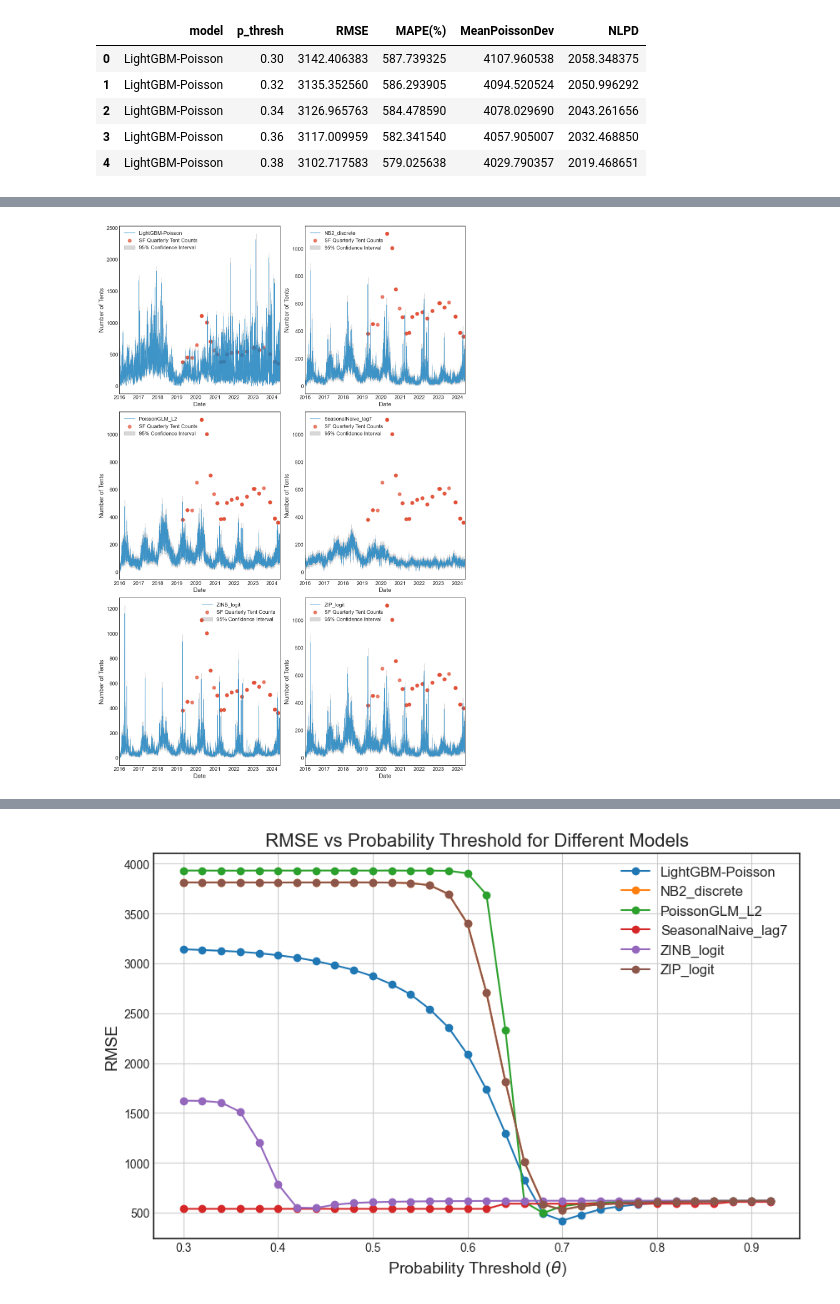
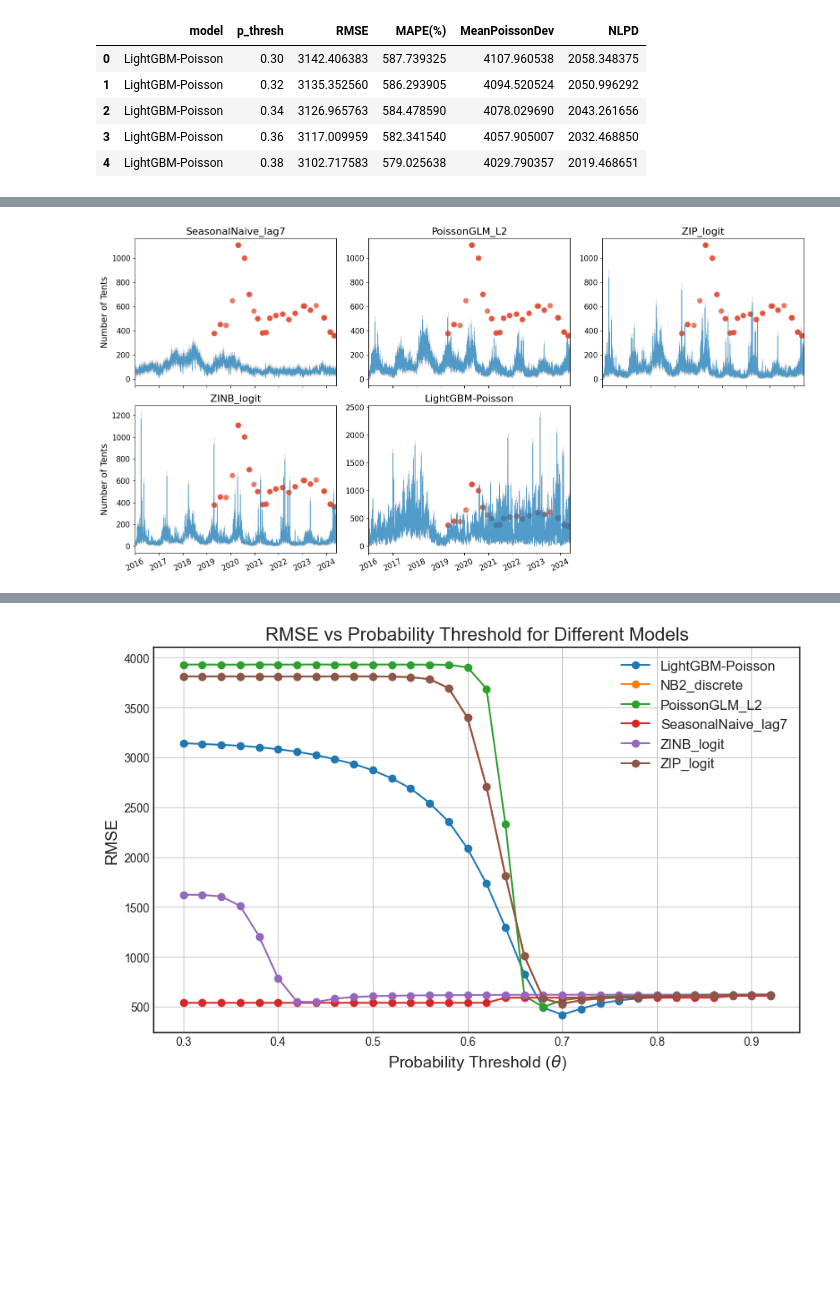
Before and after one commit to yilmajung/HOMELESSSTUDY_EPJDS_2025_v2, a Jupyter notebook: compare_w_baseline_visualize2.ipynb, the cells around one changed output, grey strips where cells are left out. Drawn from its saved outputs; the diff is of its cells as text; code cells hidden in the pictures; blank space fills up the shorter version.

Commit message:
add more baselines

```diff
--- a/compare_w_baseline_visualize2.ipynb
+++ b/compare_w_baseline_visualize2.ipynb
@@ -87,6 +102,12 @@ df_merge_baseline.head()
 # %%
 # Load Naive and GLM predictions for comparison
 df_best = pd.read_csv('/Users/wooyongjung/Documents/WJ_Projects/HOMELESSSTUDY_EPJDS_2025_v2/data/gam_final2_city_metrics_threshold_sweep_stvgpstyle.csv')
+
+# Load GAMST
+df_best_gamst = pd.read_csv('/Users/wooyongjung/Documents/WJ_Projects/HOMELESSSTUDY_EPJDS_2025_v2/data/gam_only3_city_metrics_threshold_sweep_stvgpstyle.csv')
+
+# Combine df_best and df_best_gamst
+df_best = pd.concat([df_best, df_best_gamst], ignore_index=True)
 df_best.head()
 # %% [output]
 |  | model | p_thresh | RMSE | MAPE(%) | MeanPoissonDev | NLPD |
@@ -97,7 +118,7 @@ df_best.head()
 | 4 | LightGBM-Poisson | 0.38 | 3102.717583 | 579.025638 | 4029.790357 | 2019.468651 |
 # %%
 # Find the best RMSE and corresponding p_thresh for each model
-df_best = df_best.loc[df_best.groupby('model')['RMSE'].idxmin()][['model', 'RMSE', 'p_thresh']]
+df_best = df_best.loc[df_best.groupby('model')['RMSE'].idxmin()][['model', 'RMSE', 'MAPE(%)',"MeanPoissonDev","NLPD", 'p_thresh']]
 df_best = df_best.reset_index(drop=True)
 
 # Round p_thresh to 2 decimal places
@@ -117,7 +139,8 @@ df_best_baseline = df_merge_baseline[((df_merge_baseline['model'] == df_best.ilo
                                      ((df_merge_baseline['model'] == df_best.iloc[2,0]) & (df_merge_baseline['p_thresh'] == df_best.iloc[2,2])) |
                                      ((df_merge_baseline['model'] == df_best.iloc[3,0]) & (df_merge_baseline['p_thresh'] == df_best.iloc[3,2])) |
                                      ((df_merge_baseline['model'] == df_best.iloc[4,0]) & (df_merge_baseline['p_thresh'] == df_best.iloc[4,2])) |
-                                     ((df_merge_baseline['model'] == df_best.iloc[5,0]) & (df_merge_baseline['p_thresh'] == df_best.iloc[5,2]))]
+                                     ((df_merge_baseline['model'] == df_best.iloc[5,0]) & (df_merge_baseline['p_thresh'] == df_best.iloc[5,2])) |
+                                     ((df_merge_baseline['model'] == df_best.iloc[6,0]) & (df_merge_baseline['p_thresh'] == df_best.iloc[6,2]))]
 
 # df_best_baseline = df_merge_baseline[((df_merge_baseline['model'] == df_best.iloc[0,0]) & (df_merge_baseline['p_thresh'] == df_best.iloc[0,2])) |
 #                                      ((df_merge_baseline['model'] == df_best.iloc[1,0]) & (df_merge_baseline['p_thresh'] == df_best.iloc[1,2])) |
@@ -130,0 +155,4 @@ array(['LightGBM-Poisson', 'NB2_discrete', 'PoissonGLM_L2',
+# %%
+# Remove GAMST, NB2_discrete, ZINB_logit from df_best_baseline for visualization purposes
+df_best_baseline = df_best_baseline[df_best_baseline['model'] != 'NB2_discrete']
+df_best_baseline['model'].unique()
@@ -131,5 +178,8 @@ array(['LightGBM-Poisson', 'NB2_discrete', 'PoissonGLM_L2',
 # %%
 # Create multiple plots for timestamp and mean_total with different models
+# Make the figure in the order of 'SeasonalNaive_lag7', 'PoissonGLM_L2', 'NB2_discrete', 'ZIP_logit', 'ZINB_logit', and 'LightGBM-Poisson'
+df_best_baseline['model'] = pd.Categorical(df_best_baseline['model'], categories=['SeasonalNaive_lag7', 'PoissonGLM_L2', 'NB2_discrete', 'ZIP_logit', 'ZINB_logit', 'LightGBM-Poisson'], ordered=True)
+df_best_baseline = df_best_baseline.sort_values(['model', 'timestamp'])
 
 import datetime as dt
 import statsmodels.api as sm
@@ -137,10 +187,10 @@ import statsmodels.api as sm
 start_date = dt.datetime(2016, 1, 1)
 end_date = dt.datetime(2024, 5, 31)
 num_plots = df_best_baseline['model'].nunique()
-rows = (num_plots + 1) // 2
-cols = 2
+rows = 2
+cols = 3
 
-fig, axs = plt.subplots(nrows=rows, ncols=cols, figsize=(12, 6 * rows))
+fig, axs = plt.subplots(nrows=rows, ncols=cols, figsize=(16, 8))
 axs = axs.flatten()
 
 for i, model in enumerate(df_best_baseline['model'].unique()):
@@ -148,43 +198,62 @@ for i, model in enumerate(df_best_baseline['model'].unique()):
     axs[i].plot(
         df_best_baseline[df_best_baseline['model']==model]['timestamp'],
         df_best_baseline[df_best_baseline['model']==model]['mean_total'],
-        label=model,
+        #label=model,
         color='#1984c5',
-        alpha=0.8,
-        linewidth=1
+        alpha=0.7,
+        linewidth=1,
     )
 
     axs[i].scatter(
         df_best_baseline[df_best_baseline['model']==model]['timestamp'],
         df_best_baseline[df_best_baseline['model']==model]['tent_struc'],
         label='SF Quarterly Tent Counts',
         alpha=0.6,
         marker='o',
         color='#e14b31',
         linewidth=3
     )
 
     # Uncertainty band
     axs[i].fill_between(
         df_best_baseline[df_best_baseline['model']==model]['timestamp'],
         df_best_baseline[df_best_baseline['model']==model]['lower95'],
         df_best_baseline[df_best_baseline['model']==model]['upper95'],
         color='grey',
         alpha=0.3,
         label='95% Confidence Interval'
     )
 
-    axs[i].set_xlabel('Date', fontsize=14)
-    axs[i].set_ylabel('Number of Tents', fontsize=14)
-    axs[i].legend(fontsize=12)
+    # Remove x-axis tick labels for all but the bottom plots
+    if i == 0 or i == 1 or i ==2:
+        axs[i].set_xticklabels([])
 
+    if i == 3 or i == 4 or i ==5:
+        # Rotate x-axis tick labels
+        axs[i].tick_params(axis='x', rotation=25)
+
+    if i == 0 or i == 3:
+        axs[i].set_ylabel('Number of Tents', fontsize=14)
+
+    # if i == 2:
+    #     axs[i].legend(fontsize=12)
+    #     axs[i].legend(loc='best', fontsize=12)
+
+    axs[i].set_xlabel('', fontsize=14)
     axs[i].set_xlim(start_date, end_date)
     axs[i].tick_params(axis='both', which='major', labelsize=12)
 
+    # Add title
+    axs[i].set_title(model, fontsize=16)
+
+    # Change the legend location
+
+
+axs[5].remove()
 plt.tight_layout()
 plt.show()
 # %% [output]
-[figure, old version]
+[figure, new version]
 # %%
 df_merge_baseline
 # %% [output]
```
Also changed, not shown: parts of 10 cells of this notebook, 2 other files.
